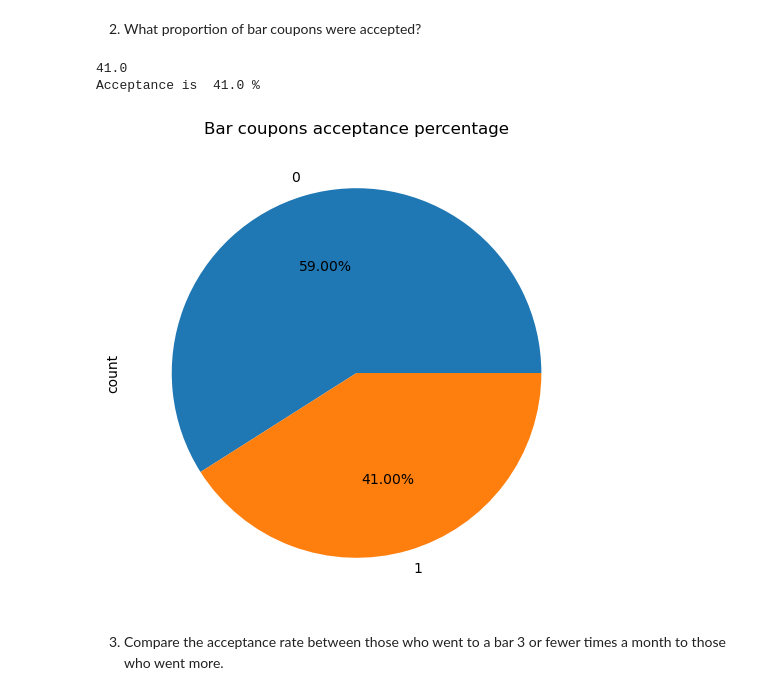
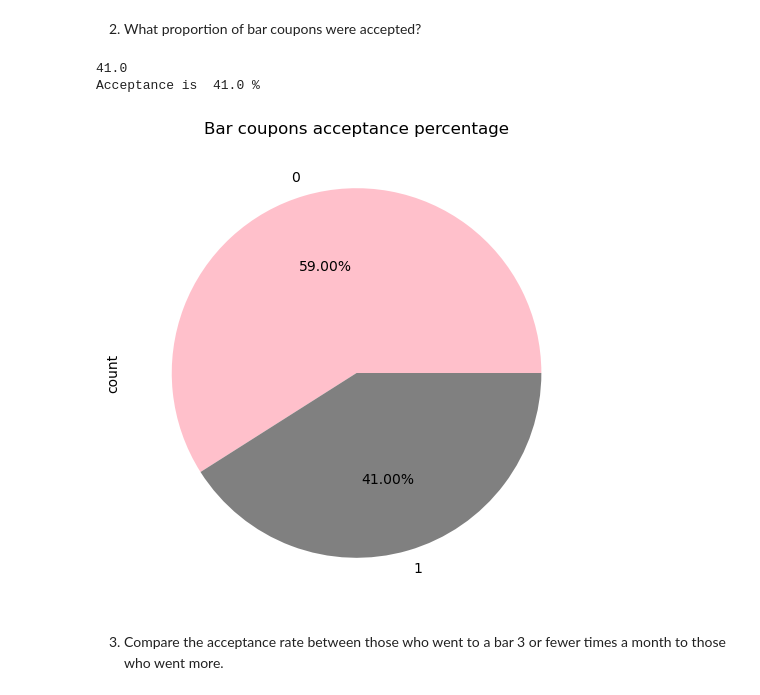
Before and after one commit to sreerekha17/kraftwork, a Jupyter notebook: prompt.ipynb, the cells around one changed output. Cells and saved outputs as stored; diff of their text form; code cells hidden in the pictures.

```diff
--- a/prompt.ipynb
+++ b/prompt.ipynb
@@ -328,20 +328,20 @@ print(df_with_bar_coupons)
 # %%
 
 accepted = df_with_bar_coupons['Y'].mean() * 100
 
 print(round(accepted, 2))
 #  we can visually represent the acceptance using simple Pie chart
 
-df_with_bar_coupons['Y'].value_counts().plot(kind='pie', autopct='%1.2f%%', figsize=(6,6), title='Bar coupons acceptance percentage' )
+df_with_bar_coupons['Y'].value_counts().plot(kind='pie', autopct='%1.2f%%', colors=['pink', 'grey'], figsize=(6,6), title='Bar coupons acceptance percentage' )
 
 plt.savefig('./images/bar-coupons-acceptance.png')
 
 
 print('Acceptance is ', round(accepted, 2), '%')
 # %% [output]
 41.0
 Acceptance is  41.0 %
-[figure, old version]
+[figure, new version]
 # %% [markdown]
 3. Compare the acceptance rate between those who went to a bar 3 or fewer times a month to those who went more.
 # %%
```
Also changed, not shown: parts of 20 cells of this notebook, 24 other files.
